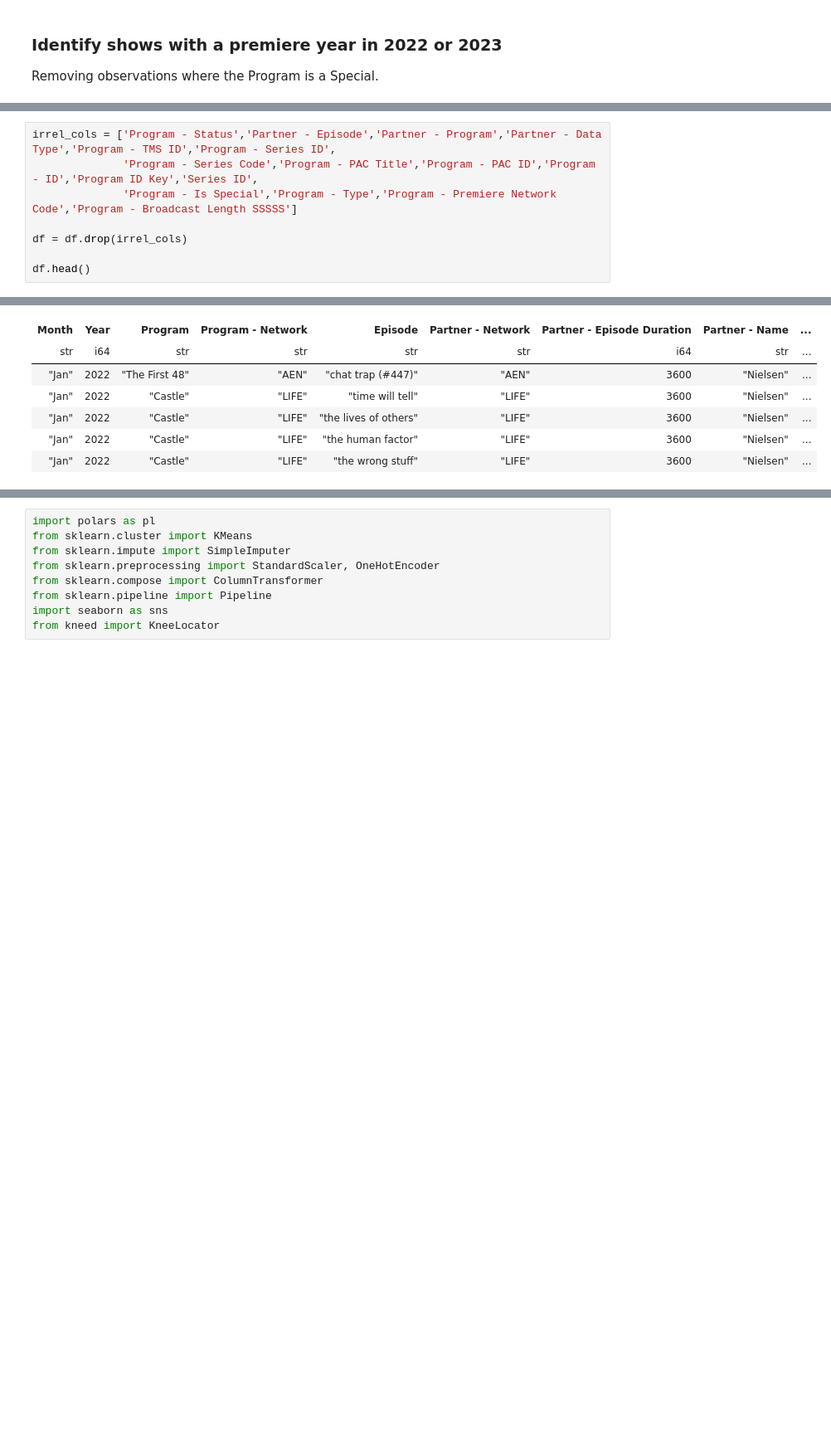
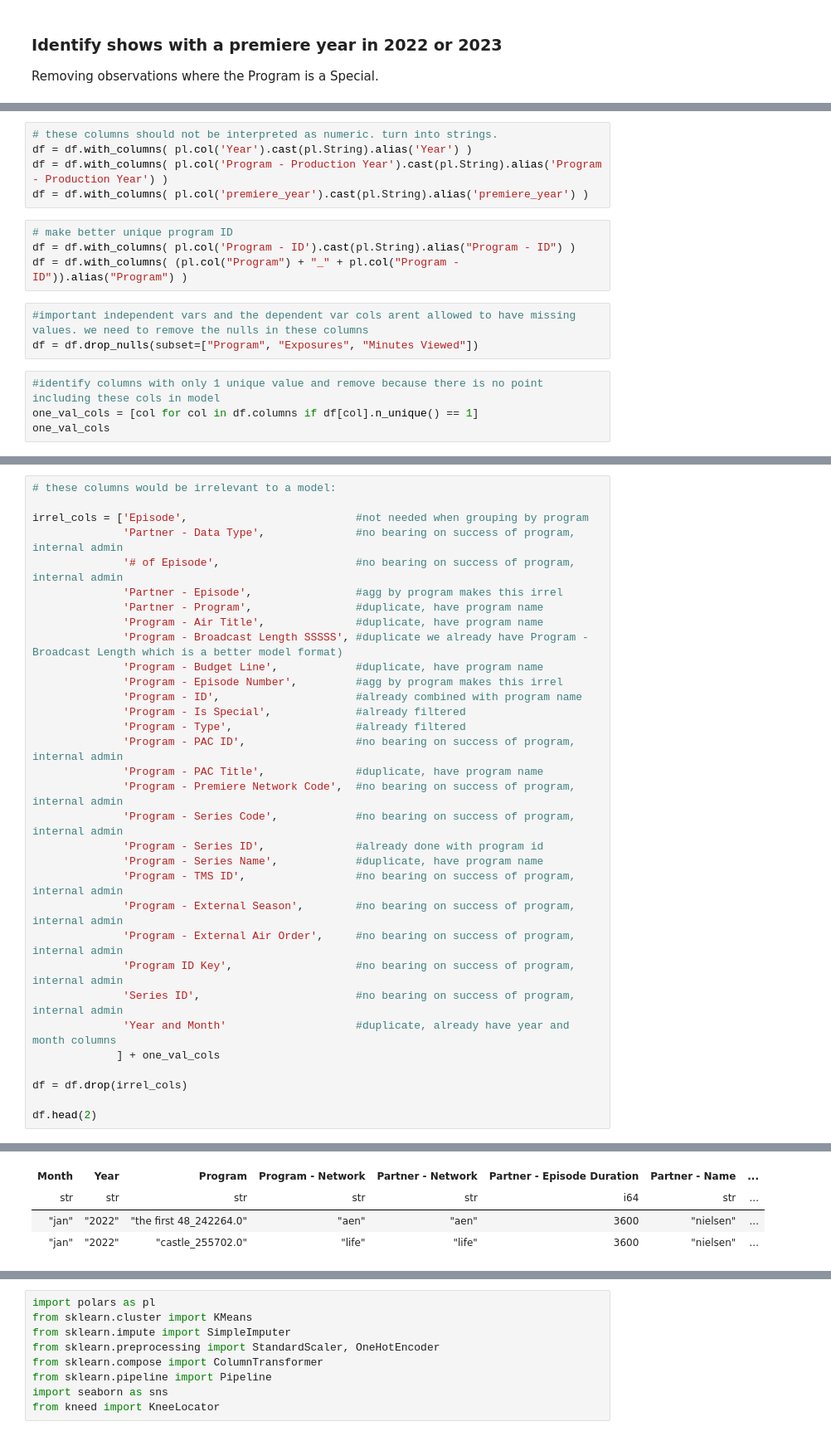
Before and after one commit to cjmireider/HOYA2, a Jupyter notebook: capstone_data_clean.ipynb, the cells around one changed output, grey strips where cells are left out. Shown at 83% size. Drawn from its saved outputs; the diff is of its cells as text; blank space fills up the shorter version.

```diff
--- a/capstone_data_clean.ipynb
+++ b/capstone_data_clean.ipynb
@@ -294,0 +254,16 @@ Series Type -- String -- 0
+# %%
+# these columns should not be interpreted as numeric. turn into strings.
+df = df.with_columns( pl.col('Year').cast(pl.String).alias('Year') )
+df = df.with_columns( pl.col('Program - Production Year').cast(pl.String).alias('Program - Production Year') )
+df = df.with_columns( pl.col('premiere_year').cast(pl.String).alias('premiere_year') )
+# %%
+# make better unique program ID
+df = df.with_columns( pl.col('Program - ID').cast(pl.String).alias("Program - ID") )
+df = df.with_columns( (pl.col("Program") + "_" + pl.col("Program - ID")).alias("Program") )
+# %%
+#important independent vars and the dependent var cols arent allowed to have missing values. we need to remove the nulls in these columns
+df = df.drop_nulls(subset=["Program", "Exposures", "Minutes Viewed"])
+# %%
+#identify columns with only 1 unique value and remove because there is no point including these cols in model
+one_val_cols = [col for col in df.columns if df[col].n_unique() == 1]
+one_val_cols
@@ -295,9 +278,33 @@ Series Type -- String -- 0
 # %%
-irrel_cols = ['Program - Status','Partner - Episode','Partner - Program','Partner - Data Type','Program - TMS ID','Program - Series ID',
-              'Program - Series Code','Program - PAC Title','Program - PAC ID','Program - ID','Program ID Key','Series ID',
-              'Program - Is Special','Program - Type','Program - Premiere Network Code','Program - Broadcast Length SSSSS']
+# these columns would be irrelevant to a model:
+
+irrel_cols = ['Episode',                          #not needed when grouping by program
+              'Partner - Data Type',              #no bearing on success of program, internal admin
+              '# of Episode',                     #no bearing on success of program, internal admin
+              'Partner - Episode',                #agg by program makes this irrel
+              'Partner - Program',                #duplicate, have program name
+              'Program - Air Title',              #duplicate, have program name
+              'Program - Broadcast Length SSSSS', #duplicate we already have Program - Broadcast Length which is a better model format)
+              'Program - Budget Line',            #duplicate, have program name
+              'Program - Episode Number',         #agg by program makes this irrel
+              'Program - ID',                     #already combined with program name
+              'Program - Is Special',             #already filtered
+              'Program - Type',                   #already filtered
+              'Program - PAC ID',                 #no bearing on success of program, internal admin
+              'Program - PAC Title',              #duplicate, have program name
+              'Program - Premiere Network Code',  #no bearing on success of program, internal admin
+              'Program - Series Code',            #no bearing on success of program, internal admin
+              'Program - Series ID',              #already done with program id
+              'Program - Series Name',            #duplicate, have program name
+              'Program - TMS ID',                 #no bearing on success of program, internal admin
+              'Program - External Season',        #no bearing on success of program, internal admin
+              'Program - External Air Order',     #no bearing on success of program, internal admin
+              'Program ID Key',                   #no bearing on success of program, internal admin
+              'Series ID',                        #no bearing on success of program, internal admin
+              'Year and Month'                    #duplicate, already have year and month columns
+             ] + one_val_cols
 
 df = df.drop(irrel_cols)
 
-df.head()
+df.head(2)
 # %% [output]
@@ -305,8 +312,5 @@ shape: (5, 37)
-| Month | Year | Program | Program - Network | Episode | Partner - Network | Partner - Episode Duration | Partner - Name | ... |
-| str | i64 | str | str | str | str | i64 | str | ... |
-| "Jan" | 2022 | "The First 48" | "AEN" | "chat trap (#447)" | "AEN" | 3600 | "Nielsen" | ... |
-| "Jan" | 2022 | "Castle" | "LIFE" | "time will tell" | "LIFE" | 3600 | "Nielsen" | ... |
-| "Jan" | 2022 | "Castle" | "LIFE" | "the lives of others" | "LIFE" | 3600 | "Nielsen" | ... |
-| "Jan" | 2022 | "Castle" | "LIFE" | "the human factor" | "LIFE" | 3600 | "Nielsen" | ... |
-| "Jan" | 2022 | "Castle" | "LIFE" | "the wrong stuff" | "LIFE" | 3600 | "Nielsen" | ... |
+| Month | Year | Program | Program - Network | Partner - Network | Partner - Episode Duration | Partner - Name | ... |
+| str | str | str | str | str | i64 | str | ... |
+| "jan" | "2022" | "the first 48_242264.0" | "aen" | "aen" | 3600 | "nielsen" | ... |
+| "jan" | "2022" | "castle_255702.0" | "life" | "life" | 3600 | "nielsen" | ... |
 # %% [markdown]
```
Also changed, not shown: parts of 54 cells of this notebook, 2 other files.
